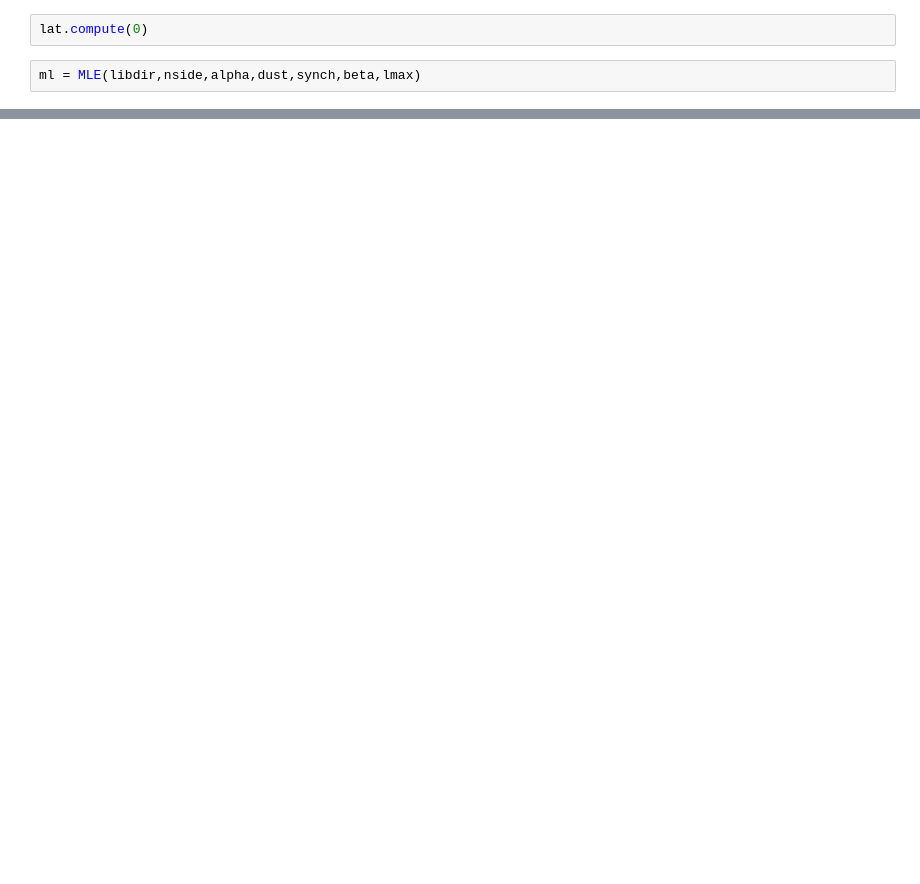
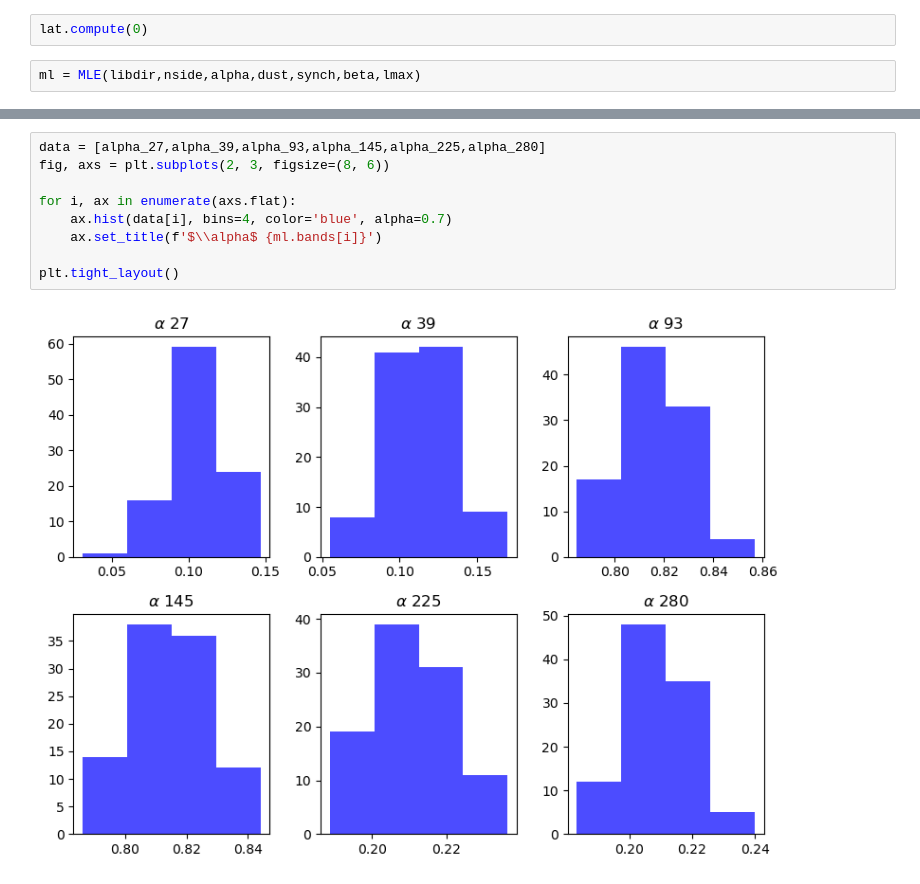
Before and after one commit to antolonappan/solat_cb, a Jupyter notebook: notebooks/spectra_mle.ipynb, the cells around one changed output, grey strips where cells are left out. Drawn from its saved outputs; the diff is of its cells as text; blank space fills up the shorter version.

```diff
--- a/notebooks/spectra_mle.ipynb
+++ b/notebooks/spectra_mle.ipynb
@@ -36,0 +47,11 @@ ml.estimate_angle(0)
+# %%
+data = [alpha_27,alpha_39,alpha_93,alpha_145,alpha_225,alpha_280]
+fig, axs = plt.subplots(2, 3, figsize=(8, 6))
+
+for i, ax in enumerate(axs.flat):
+    ax.hist(data[i], bins=4, color='blue', alpha=0.7)
+    ax.set_title(f'$\\alpha$ {ml.bands[i]}')
+
+plt.tight_layout()
+# %% [output]
+[figure, added]
```
Also changed, not shown: parts of 6 cells of this notebook, 4 other files.
